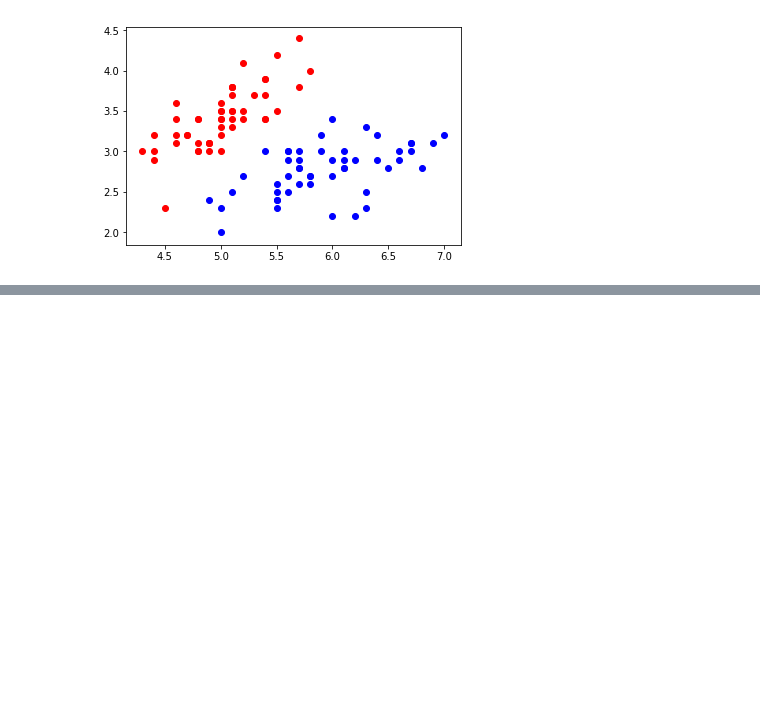
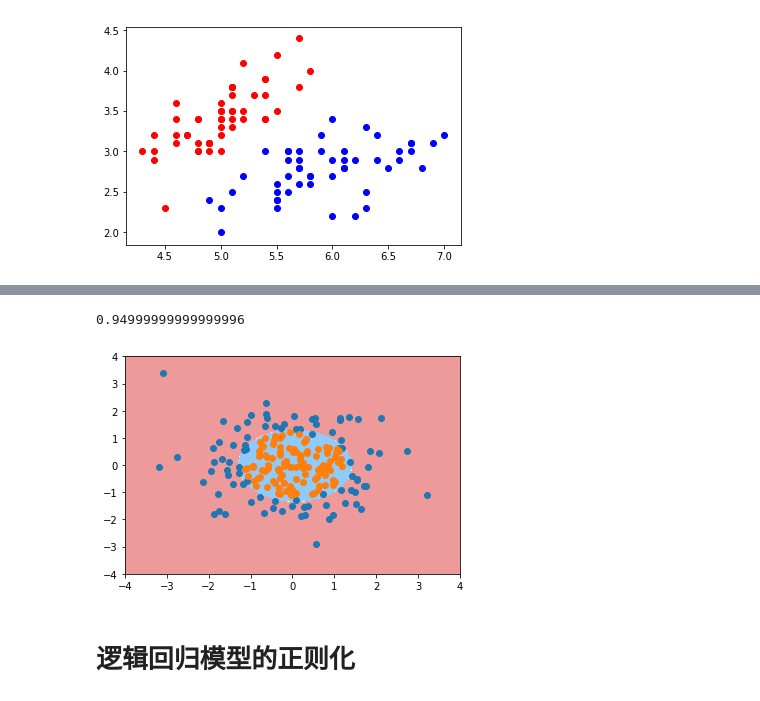
Before and after one commit to nobyte99/LearningML, a Jupyter notebook: regression/regression.ipynb, the cells around one changed output, grey strips where cells are left out. Cells and saved outputs as stored; diff of their text form; code cells hidden in the pictures; blank space fills up the shorter version.

```diff
--- a/regression/regression.ipynb
+++ b/regression/regression.ipynb
@@ -136,0 +211,15 @@ plt.show()
+# %%
+# 添加多项式项目  核函数， pipeline
+from sklearn.pipeline import Pipeline
+from sklearn.preprocessing import PolynomialFeatures
+from sklearn.preprocessing import StandardScaler
+
+def PolynomialLogisticRegression(degree):
+    return Pipeline([
+        ('poly',PolynomialFeatures(degree=degree)),
+        ('std_scaler', StandardScaler()),
+        ('log_reg', LogisticRegression())
+    ])
+# %%
+poly_log_reg = PolynomialLogisticRegression(degree=2)
+poly_log_reg.fit(X,y)
@@ -136,0 +232,13 @@ plt.show()
+# %%
+poly_log_reg.score(X,y)
+# %% [output]
+0.94999999999999996
+# %%
+plot_decision_boundary(poly_log_reg, axis=[-4,4,-4,4])
+plt.scatter(X[y==0, 0], X[y==0, 1])
+plt.scatter(X[y==1, 0], X[y==1, 1])
+plt.show()
+# %% [output]
+[figure, added]
+# %% [markdown]
+# 逻辑回归模型的正则化
```
Also changed, not shown: parts of 65 cells of this notebook, 2 other files.
